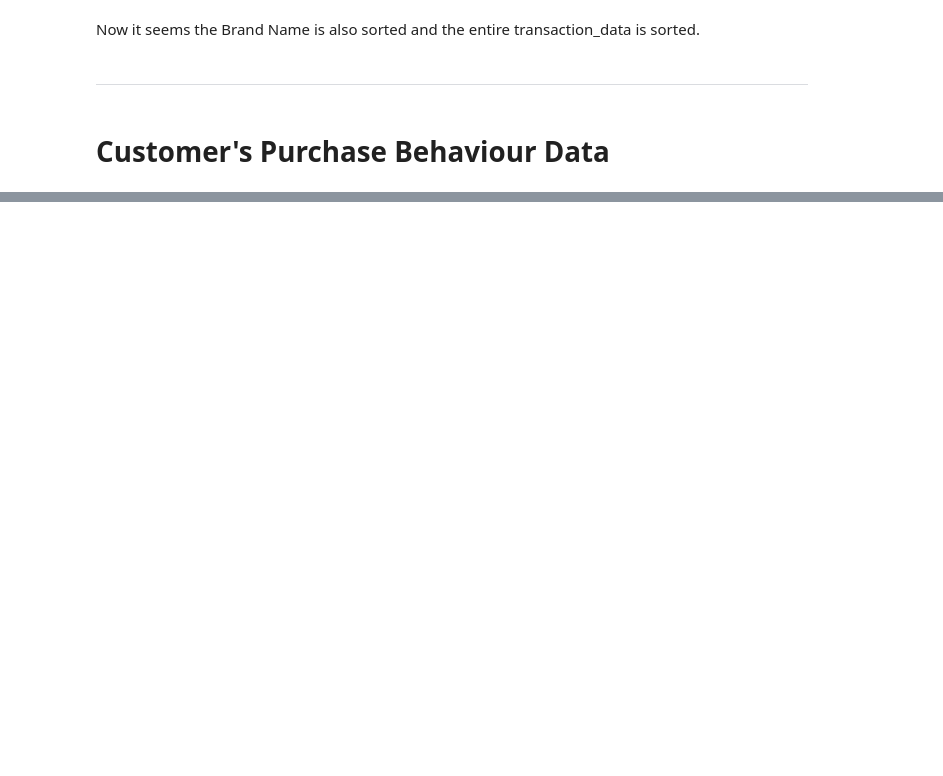
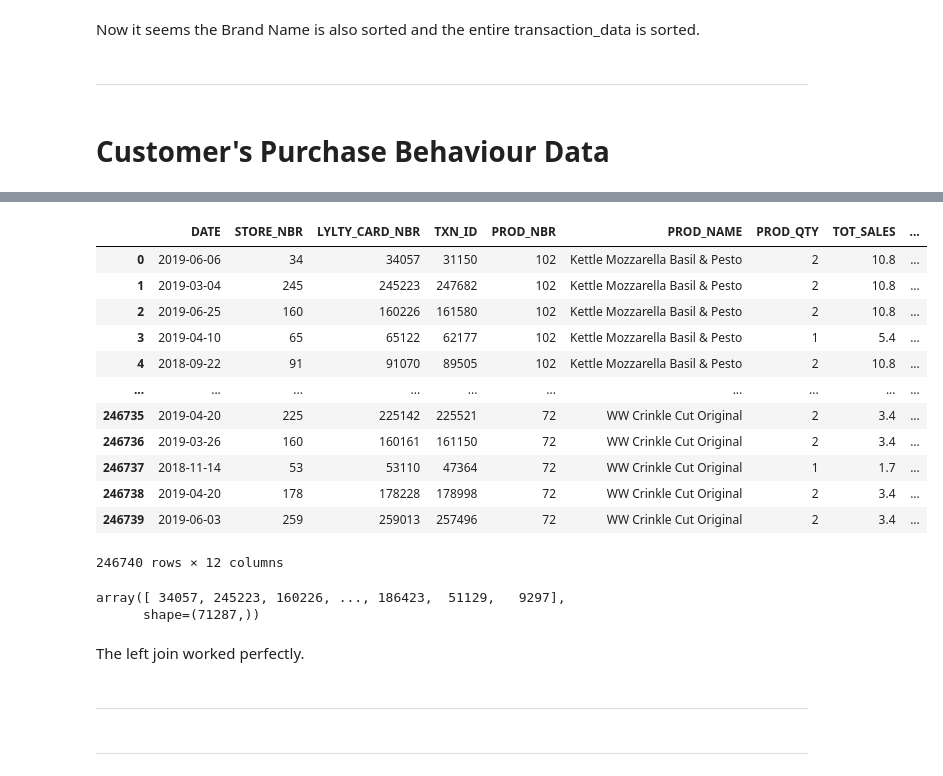
Before and after one commit to Mridul-dhungana/Quantium-Data-Analytics, a Jupyter notebook: Data Analytics.ipynb, the cells around one changed output, grey strips where cells are left out. Drawn from its saved outputs; the diff is of its cells as text; code cells hidden in the pictures; blank space fills up the shorter version.

```diff
--- a/Data Analytics.ipynb
+++ b/Data Analytics.ipynb
@@ -810,0 +861,27 @@ Now it seems the Brand Name is also sorted and the entire transaction_data is so
+# %%
+merged_df=transaction_data_sorted.merge(purchase_behaviour_data, on='LYLTY_CARD_NBR', how='left')
+# %%
+merged_df.drop(columns='PROD_freq', axis=1, inplace=True)
+# %%
+merged_df
+# %% [output]
+|  | DATE | STORE_NBR | LYLTY_CARD_NBR | TXN_ID | PROD_NBR | PROD_NAME | PROD_QTY | TOT_SALES | ... |
+| 0 | 2019-06-06 | 34 | 34057 | 31150 | 102 | Kettle Mozzarella Basil & Pesto | 2 | 10.8 | ... |
+| 1 | 2019-03-04 | 245 | 245223 | 247682 | 102 | Kettle Mozzarella Basil & Pesto | 2 | 10.8 | ... |
+| 2 | 2019-06-25 | 160 | 160226 | 161580 | 102 | Kettle Mozzarella Basil & Pesto | 2 | 10.8 | ... |
+| 3 | 2019-04-10 | 65 | 65122 | 62177 | 102 | Kettle Mozzarella Basil & Pesto | 1 | 5.4 | ... |
+| 4 | 2018-09-22 | 91 | 91070 | 89505 | 102 | Kettle Mozzarella Basil & Pesto | 2 | 10.8 | ... |
+| ... | ... | ... | ... | ... | ... | ... | ... | ... | ... |
+| 246735 | 2019-04-20 | 225 | 225142 | 225521 | 72 | WW Crinkle Cut Original | 2 | 3.4 | ... |
+| 246736 | 2019-03-26 | 160 | 160161 | 161150 | 72 | WW Crinkle Cut Original | 2 | 3.4 | ... |
+| 246737 | 2018-11-14 | 53 | 53110 | 47364 | 72 | WW Crinkle Cut Original | 1 | 1.7 | ... |
+| 246738 | 2019-04-20 | 178 | 178228 | 178998 | 72 | WW Crinkle Cut Original | 2 | 3.4 | ... |
+| 246739 | 2019-06-03 | 259 | 259013 | 257496 | 72 | WW Crinkle Cut Original | 2 | 3.4 | ... |
+246740 rows × 12 columns
+# %%
+merged_df['LYLTY_CARD_NBR'].unique()
+# %% [output]
+array([ 34057, 245223, 160226, ..., 186423,  51129,   9297],
+      shape=(71287,))
+# %% [markdown]
+The left join worked perfectly.
@@ -810,0 +890,4 @@ Now it seems the Brand Name is also sorted and the entire transaction_data is so
+# %% [markdown]
+---
+# %% [markdown]
+---
```
Also changed, not shown: parts of 59 cells of this notebook, 1 other file.
